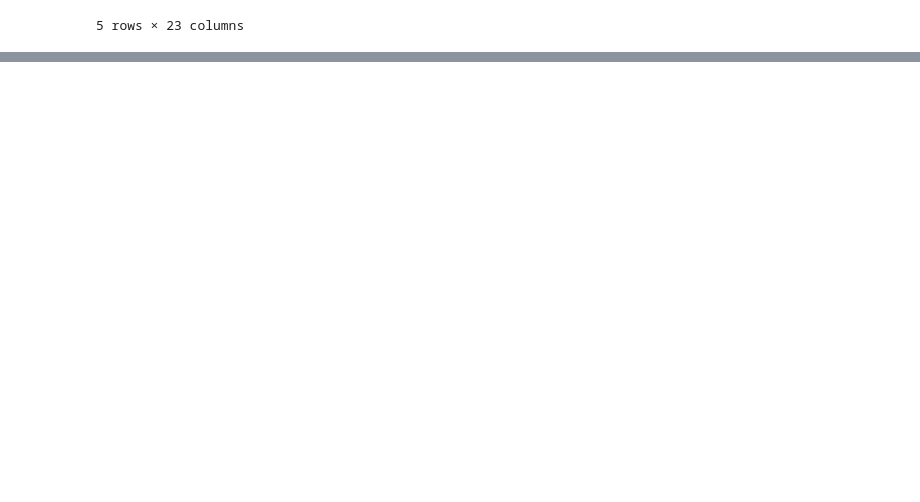
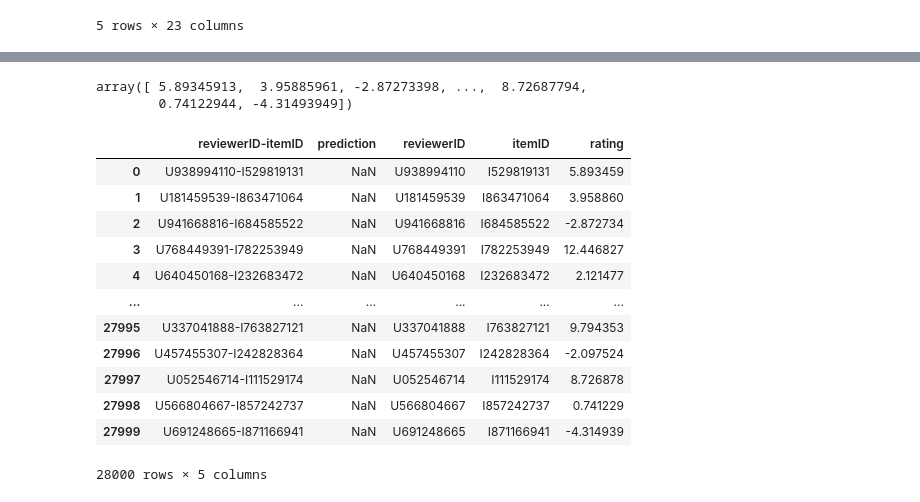
Before and after one commit to josh-kennedy-7/cmu_msba_2022_ml_applications_2, a Jupyter notebook: Andrea Purch Prediction Start.ipynb, the cells around one changed output, grey strips where cells are left out. Drawn from its saved outputs; the diff is of its cells as text; code cells hidden in the pictures; blank space fills up the shorter version.

```diff
--- a/Andrea Purch Prediction Start.ipynb
+++ b/Andrea Purch Prediction Start.ipynb
@@ -61,3 +57,9 @@ Baseline looks at number of times and item is purchased and if item is in the to
 Ideas: Top highly rated items?
 
 User Rec Sys - > if we predict higher than 3.5, user will purchase?
+# %%
+#creating test set based on timing of ratings
+# train/test set division chosen so test set contains about 20% of data (19.878%)
+df['review_date_rank'] = df.groupby('reviewerID')['reviewTime'].rank(ascending=False)
+testset = df[df['review_date_rank'] < 2].copy()
+trainset = df[df['review_date_rank'] >= 2].copy()
@@ -63,0 +224,9 @@ User Rec Sys - > if we predict higher than 3.5, user will purchase?
+# %%
+#concatenate predictions and datasets
+train_data_new = pd.DataFrame(traindata, columns = ["reviewerID", "itemID", "rating"])
+train_data_new['predicted_ratings'] = train_prediction
+
+test_data_new = pd.DataFrame(testdata, columns = ["reviewerID", "itemID", "rating"])
+test_data_new['predicted_ratings'] = test_prediction
+
+df_new = pd.concat([train_data_new, test_data_new])
@@ -63,0 +249,4 @@ User Rec Sys - > if we predict higher than 3.5, user will purchase?
+# %%
+actualtestset = pd.read_csv('/Users/andrealevy/cmu_msba_2022_ml_applications_2/data/pairs_Purchase.txt')
+actualtestset[['reviewerID','itemID']] = actualtestset['reviewerID-itemID'].str.split("-",expand=True)
+actualtestset['rating'] = 0
@@ -63,0 +296,39 @@ User Rec Sys - > if we predict higher than 3.5, user will purchase?
+# %%
+actualtestset_len = len(actualtestset)
+predicted_ratings_test = np.zeros(actualtestset_len)
+
+for i in range(actualtestset_len):
+    user = actualtestset.iloc[i,2]
+    item = actualtestset.iloc[i,3]
+    if user in user_item:
+        if item in user_item[user]:
+            predicted_ratings_test[i] = np.mean(df_new['predicted_ratings'][(df_new["reviewerID"] == user) & (df_new["itemID"] == item)])
+        else:
+            predicted_ratings_test[i] = np.mean(df_new['predicted_ratings'][(df_new["reviewerID"] == user)])
+    else:
+        if item in item_user:
+            predicted_ratings_test[i] = np.mean(df_new['predicted_ratings'][(df_new["itemID"] == item)])
+        else:
+            predicted_ratings_test[i] = alpha_4
+# %%
+predicted_ratings_test
+# %% [output]
+array([ 5.89345913,  3.95885961, -2.87273398, ...,  8.72687794,
+        0.74122944, -4.31493949])
+# %%
+actualtestset['rating'] = predicted_ratings_test
+actualtestset
+# %% [output]
+|  | reviewerID-itemID | prediction | reviewerID | itemID | rating |
+| 0 | U938994110-I529819131 | NaN | U938994110 | I529819131 | 5.893459 |
+| 1 | U181459539-I863471064 | NaN | U181459539 | I863471064 | 3.958860 |
+| 2 | U941668816-I684585522 | NaN | U941668816 | I684585522 | -2.872734 |
+| 3 | U768449391-I782253949 | NaN | U768449391 | I782253949 | 12.446827 |
+| 4 | U640450168-I232683472 | NaN | U640450168 | I232683472 | 2.121477 |
+| ... | ... | ... | ... | ... | ... |
+| 27995 | U337041888-I763827121 | NaN | U337041888 | I763827121 | 9.794353 |
+| 27996 | U457455307-I242828364 | NaN | U457455307 | I242828364 | -2.097524 |
+| 27997 | U052546714-I111529174 | NaN | U052546714 | I111529174 | 8.726878 |
+| 27998 | U566804667-I857242737 | NaN | U566804667 | I857242737 | 0.741229 |
+| 27999 | U691248665-I871166941 | NaN | U691248665 | I871166941 | -4.314939 |
+28000 rows × 5 columns
```
Also changed, not shown: parts of 21 cells of this notebook, 1 other file.
